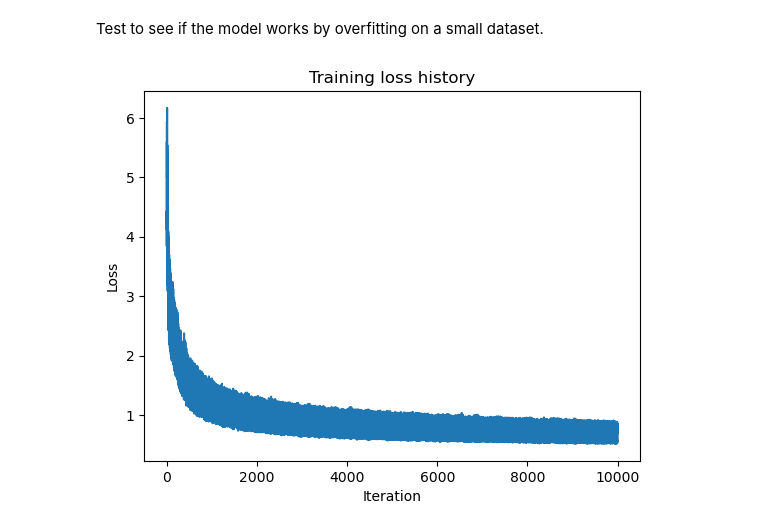
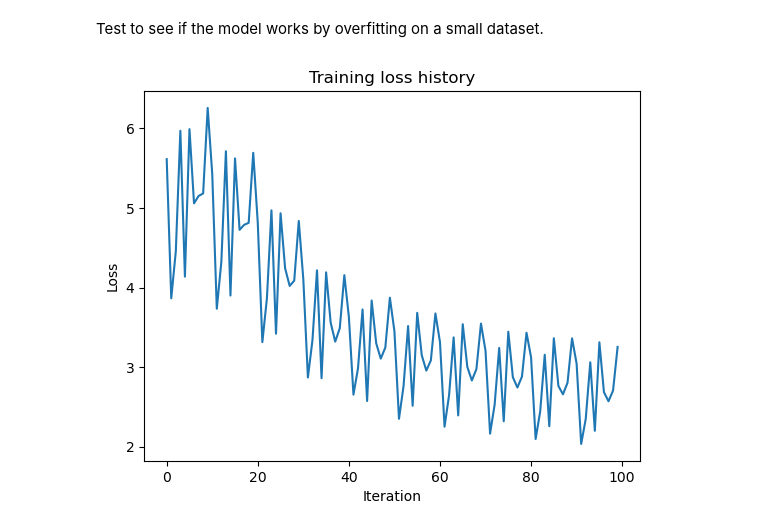
Before and after one commit to tsultan16/FCOS_Object_Detection, a Jupyter notebook: FCOS.ipynb, the cells around one changed output. Saved outputs shown, nothing was run; the diff lists cells and outputs as text; code cells hidden in the pictures.

```diff
--- a/FCOS.ipynb
+++ b/FCOS.ipynb
@@ -716,12 +716,13 @@ class FCOS(nn.Module):
     pred_classes = []
     pred_scores = []
     for pi, level_locations in self.locations_per_fpn_level.items():
-      level_class_logits = pred_class_logits[pi]
-      level_box_reg_deltas = pred_box_reg_deltas[pi]
-      level_box_ctr_logits = pred_box_ctr_logits[pi]
+      # index by 0 to remove batch dimension
+      level_class_logits = pred_class_logits[pi][0]
+      level_box_reg_deltas = pred_box_reg_deltas[pi][0]
+      level_box_ctr_logits = pred_box_ctr_logits[pi][0]
 
       # compute scores (gemoteric mean of most confident class probability and centerness probability)
-      level_pred_scores = torch.sqrt(level_class_logits._sigmoid() * level_box_ctr_logits._sigmoid())
+      level_pred_scores = torch.sqrt(level_class_logits.sigmoid_() * level_box_ctr_logits.sigmoid_())
       most_confident_score, most_confident_class = level_pred_scores.max(dim=1)
 
       # filter out most confident predictions below threshold
@@ -729,7 +730,7 @@ class FCOS(nn.Module):
       level_pred_classes = most_confident_class[keep]
       level_pred_scores = most_confident_score[keep]
       level_locations = level_locations[keep]
-      level_deltas = level_deltas[keep]
+      level_box_reg_deltas = level_box_reg_deltas[keep]
 
       # convert predicted deltas using feature locations into box coordinates
       level_pred_boxes = get_box_from_deltas(level_locations, level_box_reg_deltas, self.strides_per_fpn_level[pi])
@@ -896,6 +904,6 @@ optimizer = torch.optim.AdamW(model.parameters(), lr=learning_rate)
 # %% [markdown]
 Test to see if the model works by overfitting on a small dataset.
 # %%
-loss_history = train(model, optimizer, small_train_loader, num_epochs=1000, device=device)
+loss_history = train(model, optimizer, small_train_loader, num_epochs=10, device=device)
 # %% [output]
-[figure, old version]
+[figure, new version]
```
Also changed, not shown: parts of 3 cells of this notebook.
